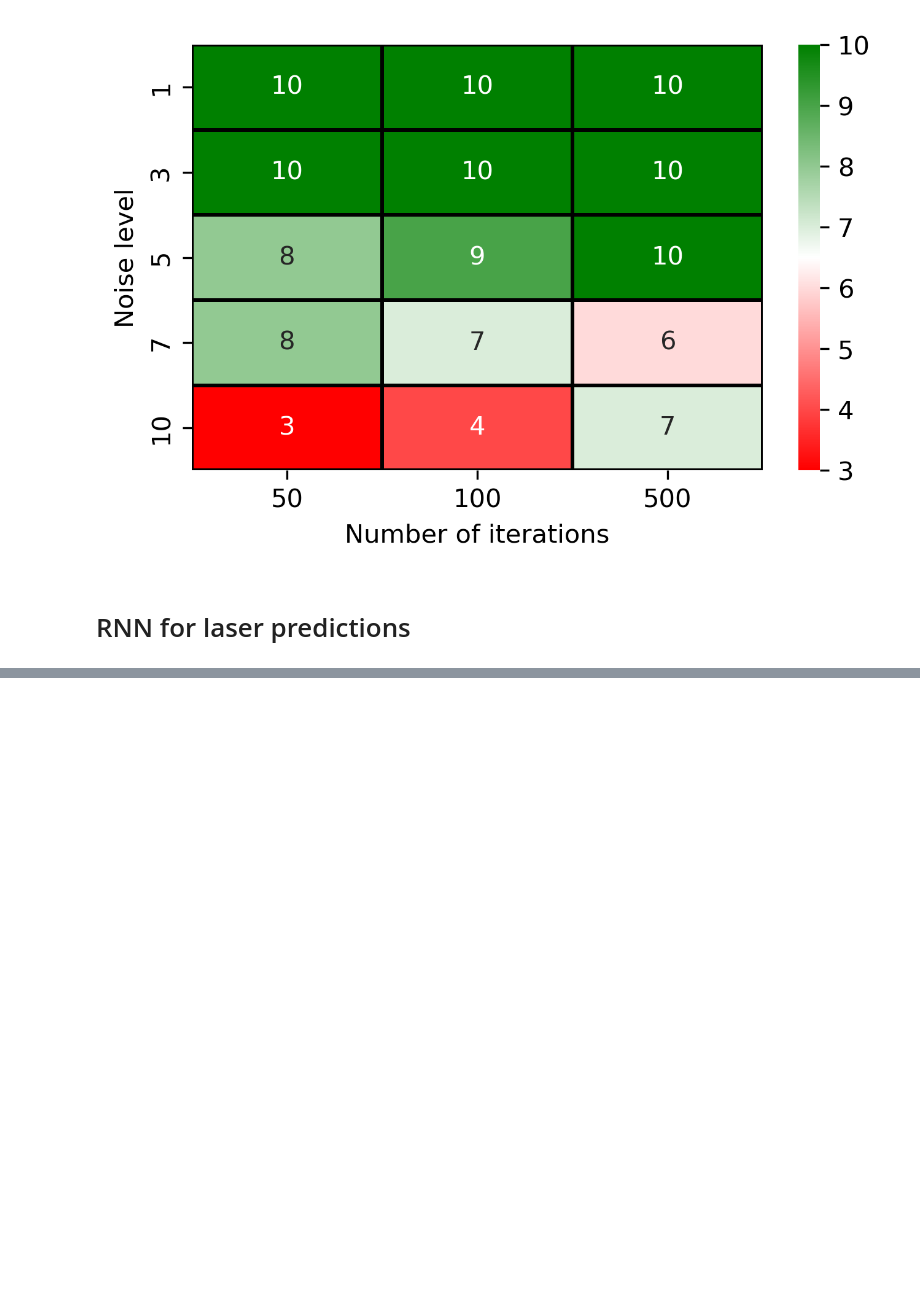
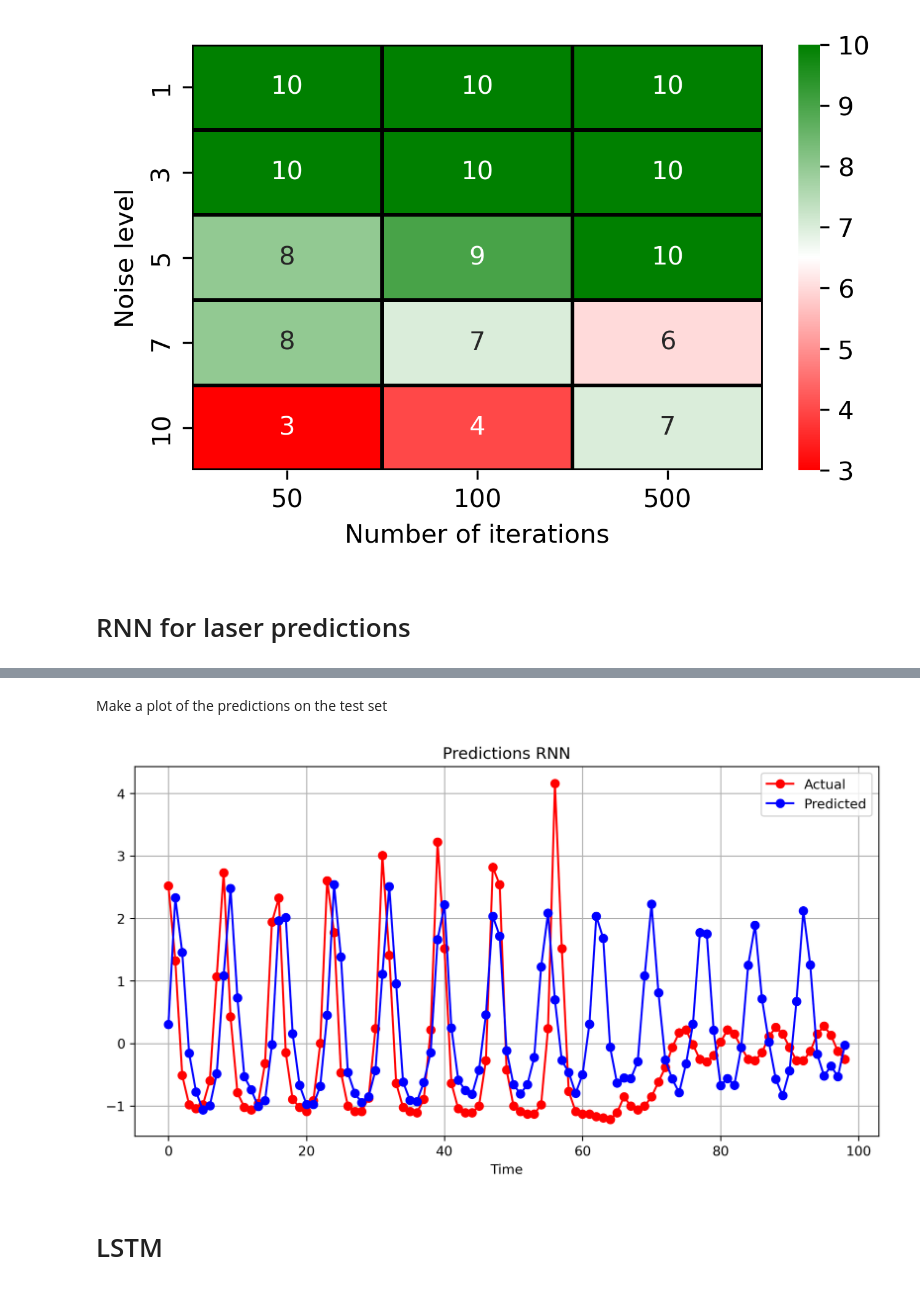
Before and after one commit to ThibeauWouters/MAI, a Jupyter notebook: ANN/Assignment 2/assignment2.ipynb, the cells around one changed output, grey strips where cells are left out. Saved outputs shown, nothing was run; the diff lists cells and outputs as text; code cells hidden in the pictures; blank space fills up the shorter version.

```diff
--- a/ANN/Assignment 2/assignment2.ipynb
+++ b/ANN/Assignment 2/assignment2.ipynb
@@ -17,3 +22,6 @@ my_cmap=LinearSegmentedColormap.from_list('rg',["r", "w", "g"], N=256)
+# %%
+TITLE = True
+SAVE = False
 # %% [markdown]
 # General classes and functions
 # %%
@@ -495,0 +494,18 @@ mean_df
+# %% [markdown]
+Make a plot of the predictions on the test set
+# %%
+predictions = pd.read_csv(os.path.join(data_dir, "predictions_RNN.csv")).values
+test_data = pd.read_csv(os.path.join(data_dir, "test_data_RNN.csv")).values
+plt.plot(test_data, '-o', color="red", label="Actual")
+plt.plot(predictions, '-o', color="blue", label="Predicted")
+plt.grid()
+plt.legend()
+plt.xlabel("Time")
+plt.title("Predictions RNN")
+if SAVE:
+    plt.savefig(os.path.join(plots_dir, "RNN_predictions.pdf"), bbox_inches='tight')
+plt.show()
+# %% [output]
+[figure, added]
+# %% [markdown]
+# LSTM
```
Also changed, not shown: parts of 11 cells of this notebook, 14 other files.
